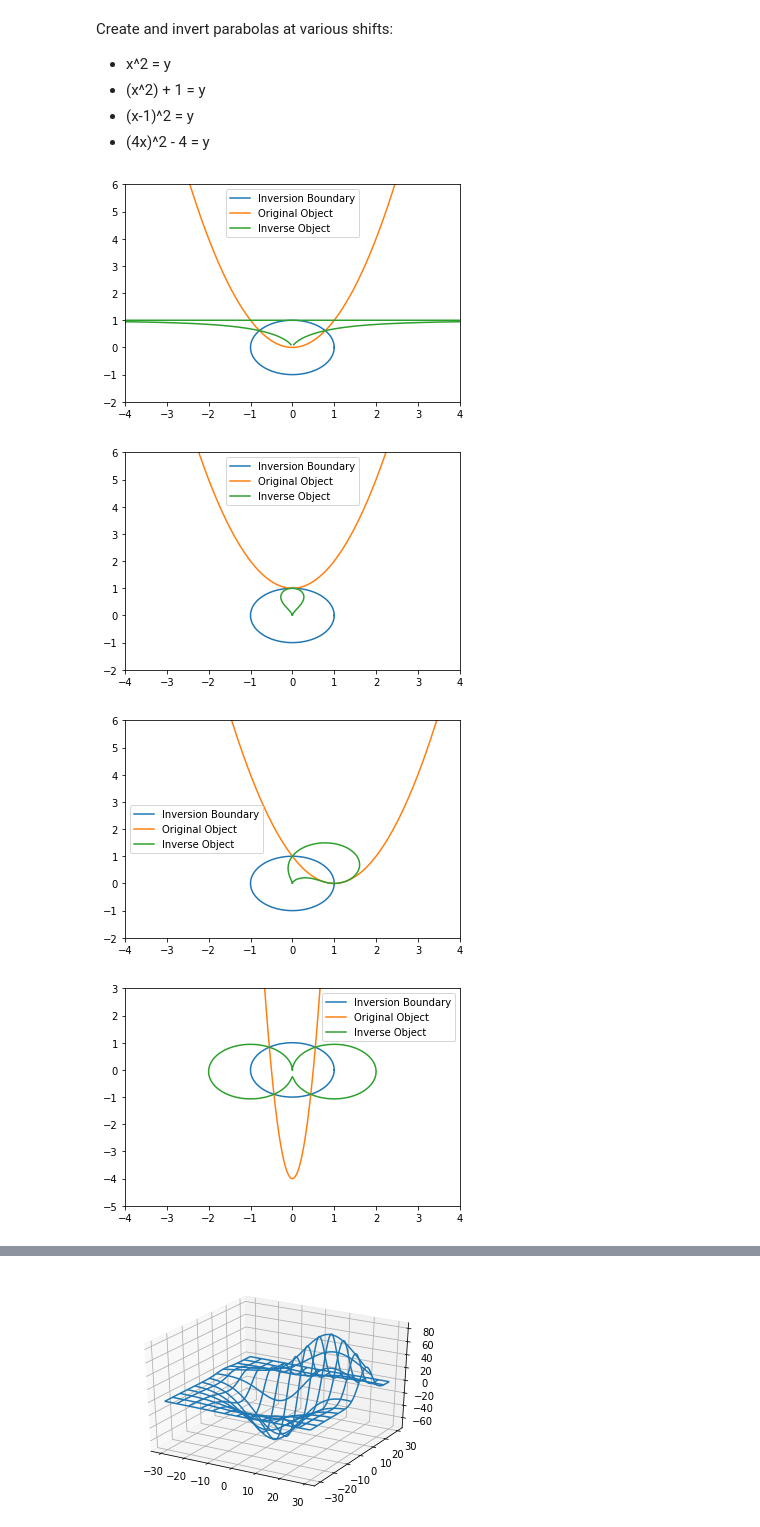
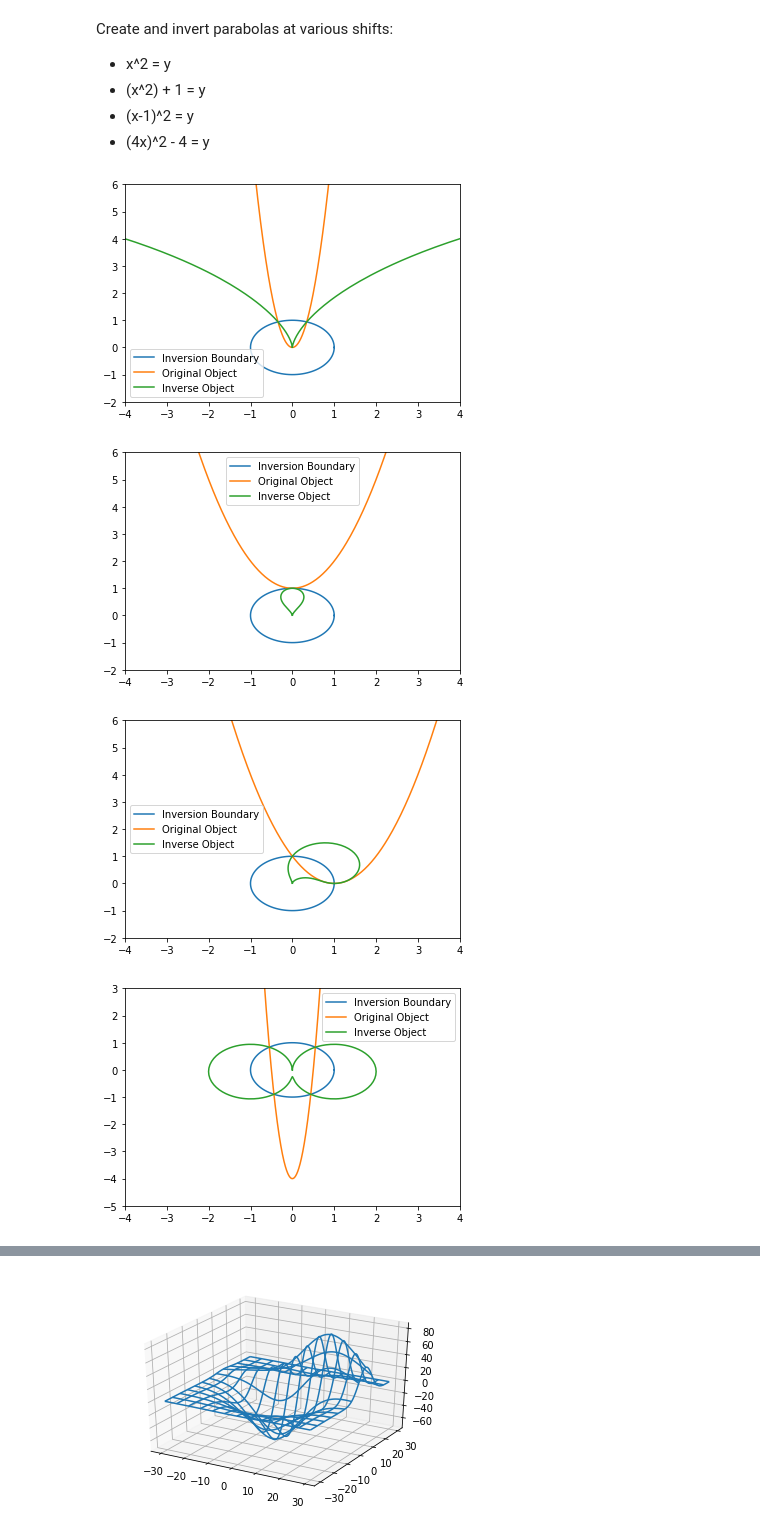
Before and after one commit to PrestonYadegar/MA150, a Jupyter notebook: Inversive Geometry.ipynb, the cells around one changed output, grey strips where cells are left out. Saved outputs shown, nothing was run; the diff lists cells and outputs as text; code cells hidden in the pictures.

```diff
--- a/Inversive Geometry.ipynb
+++ b/Inversive Geometry.ipynb
@@ -238,19 +238,19 @@ Create and invert parabolas at various shifts:
 - (x-1)^2 = y
 - (4x)^2 - 4 = y
 # %%
-my_line = make_line(1, 'parabola', density=1000, limits=3, others=[1,1,0,0])
+my_line = make_line(1, 'parabola', density=1000, limits=3, others=[2,2,0,0])
 total_inversion(my_line, unit_circle_coordinates, [[-4,4], [-2,6]], dims='2d');
 
 my_line = make_line(1, 'parabola', density=1000, limits=10, others=[1,1,0,1])
 total_inversion(my_line, unit_circle_coordinates, [[-4,4], [-2,6]], dims='2d');
 
 my_line = make_line(1, 'parabola', density=1000, limits=10, others=[1,1,1,0])
 total_inversion(my_line, unit_circle_coordinates, [[-4,4], [-2,6]], dims='2d');
 
 my_line = make_line(1, 'parabola', density=10000, limits=10, others=[4,1,0,-4])
 total_inversion(my_line, unit_circle_coordinates, [[-4,4], [-5,3]], dims='2d');
 # %% [output]
-[figure, old version]
+[figure, new version]
 [figure]
 [figure]
 [figure]
```
Also changed, not shown: parts of 5 cells of this notebook.
